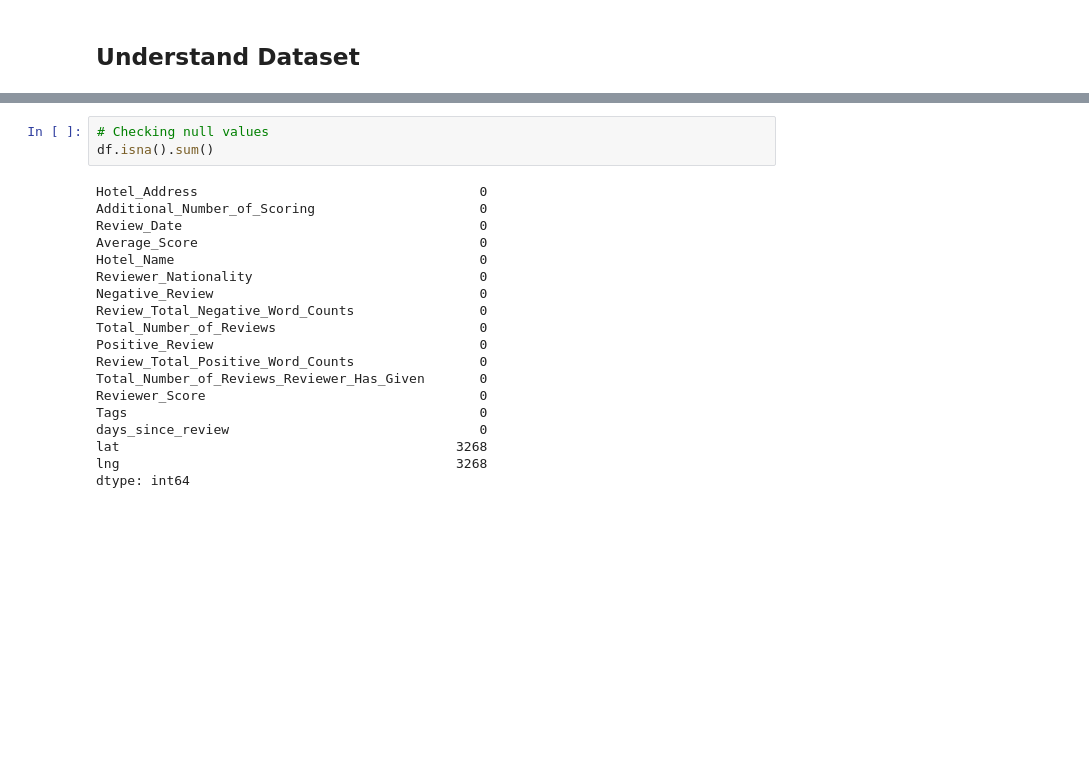
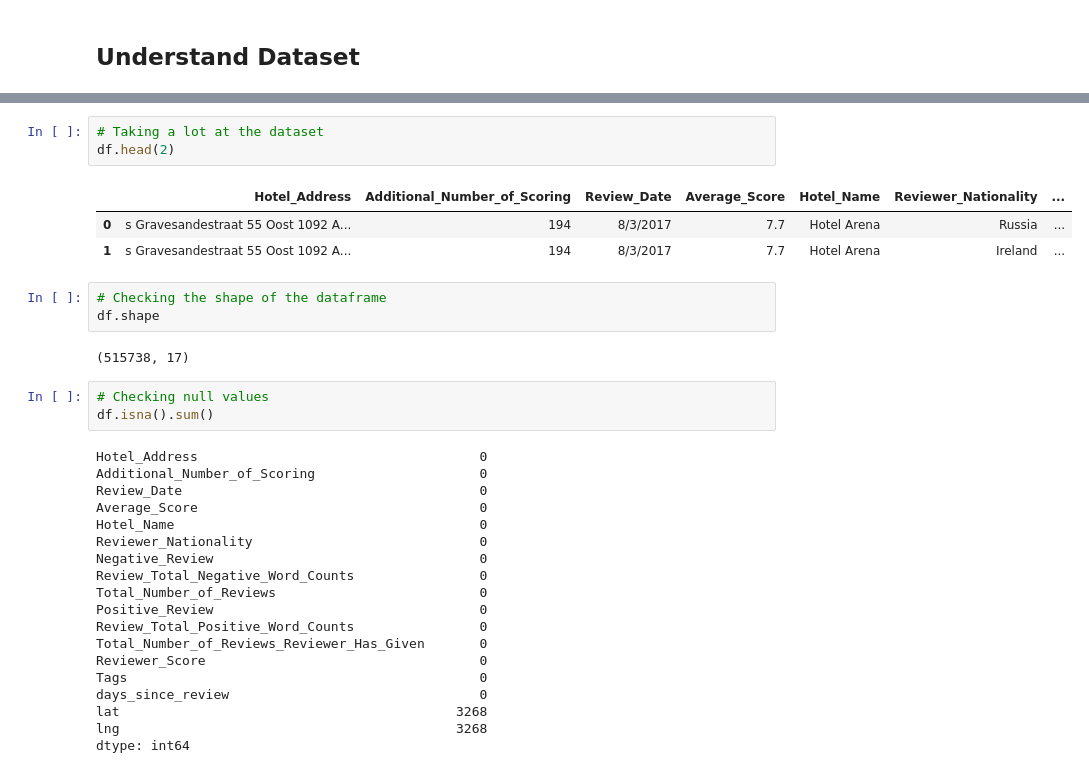
Before and after one commit to ismael-araujo/Hotel-Reviews-Analysis-Using-NLP, a Jupyter notebook: main-notebook.ipynb, the cells around one changed output, grey strips where cells are left out. Saved outputs shown, nothing was run; the diff lists cells and outputs as text; blank space fills up the shorter version.

```diff
--- a/main-notebook.ipynb
+++ b/main-notebook.ipynb
@@ -44,3 +30,15 @@ df.head(50)
+# %%
+# Taking a lot at the dataset
+df.head(2)
+# %% [output]
+|  | Hotel_Address | Additional_Number_of_Scoring | Review_Date | Average_Score | Hotel_Name | Reviewer_Nationality | ... |
+| 0 | s Gravesandestraat 55 Oost 1092 A... | 194 | 8/3/2017 | 7.7 | Hotel Arena | Russia | ... |
+| 1 | s Gravesandestraat 55 Oost 1092 A... | 194 | 8/3/2017 | 7.7 | Hotel Arena | Ireland | ... |
+# %%
+# Checking the shape of the dataframe
+df.shape
+# %% [output]
+(515738, 17)
 # %%
 # Checking null values
 df.isna().sum()
```
Also changed, not shown: parts of 33 cells of this notebook, 4 other files.
